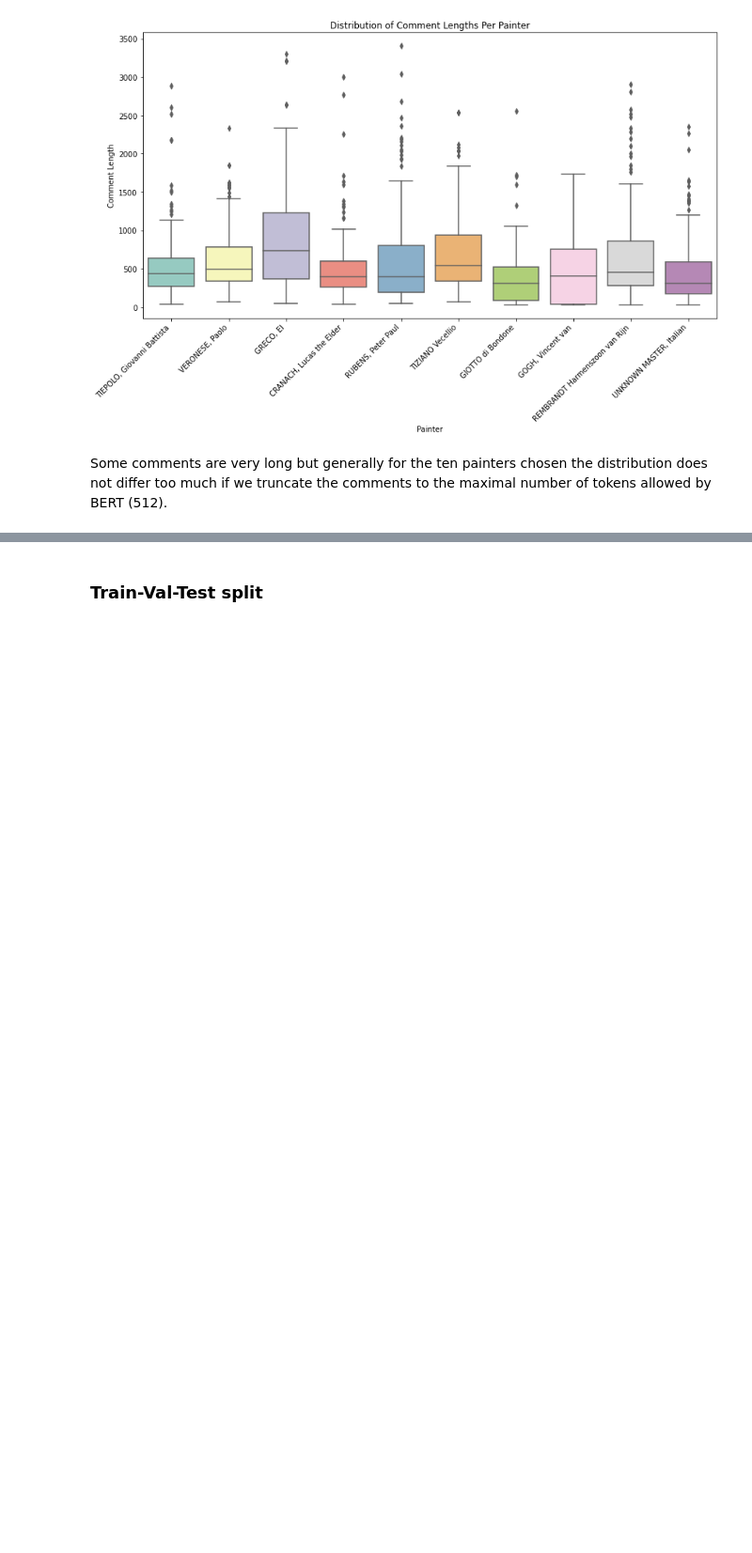
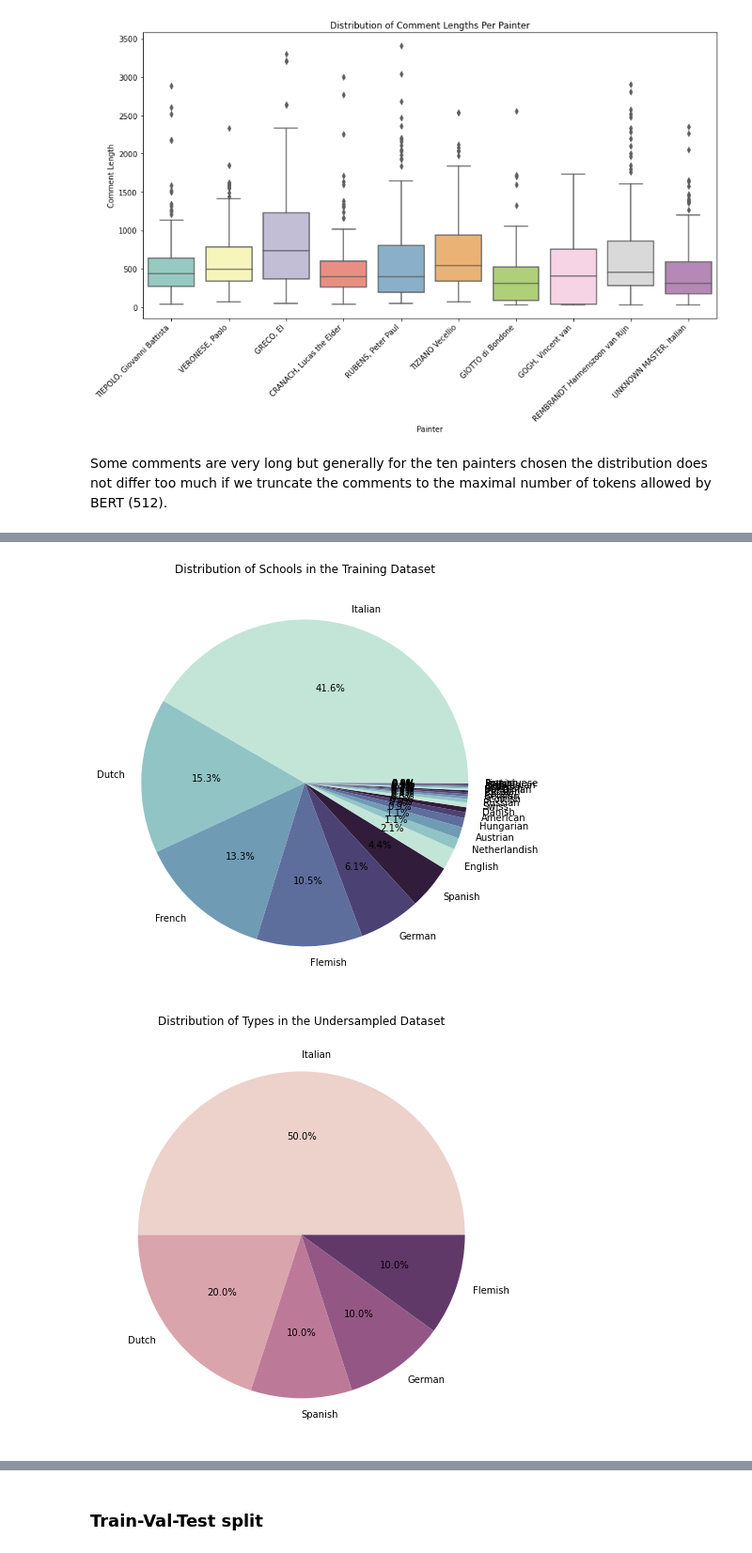
Before and after one commit to reascr/Multimodal_Painter_Attribution, a Jupyter notebook: data_preprocessing/Data_Pipeline.ipynb, the cells around one changed output, grey strips where cells are left out. Shown at 94% size. Cells and saved outputs as stored; diff of their text form; code cells hidden in the pictures; blank space fills up the shorter version.

```diff
--- a/data_preprocessing/Data_Pipeline.ipynb
+++ b/data_preprocessing/Data_Pipeline.ipynb
@@ -177,0 +213,22 @@ Some comments are very long but generally for the ten painters chosen the distri
+# %%
+# check the distribution of SCHOOL
+# in original data
+school_counts = train_df_all_columns['SCHOOL'].value_counts()
+
+# plot as a pie chart
+plt.figure(figsize=(8, 8))
+plt.pie(school_counts, labels=school_counts.index, autopct='%1.1f%%', colors=sns.color_palette(palette_org, len(school_counts)))
+plt.title('Distribution of Schools in the Training Dataset')
+plt.show()
+
+# in undersampled data set
+school_counts = undersampled_df['SCHOOL'].value_counts()
+
+# plot as a pie chart
+plt.figure(figsize=(8, 8))
+plt.pie(school_counts, labels=school_counts.index, autopct='%1.1f%%', colors=sns.color_palette(palette_bal, len(school_counts)))
+plt.title('Distribution of Types in the Undersampled Dataset')
+plt.show()
+# %% [output]
+[figure, added]
+[figure, added]
```
Also changed, not shown: parts of 6 cells of this notebook.
